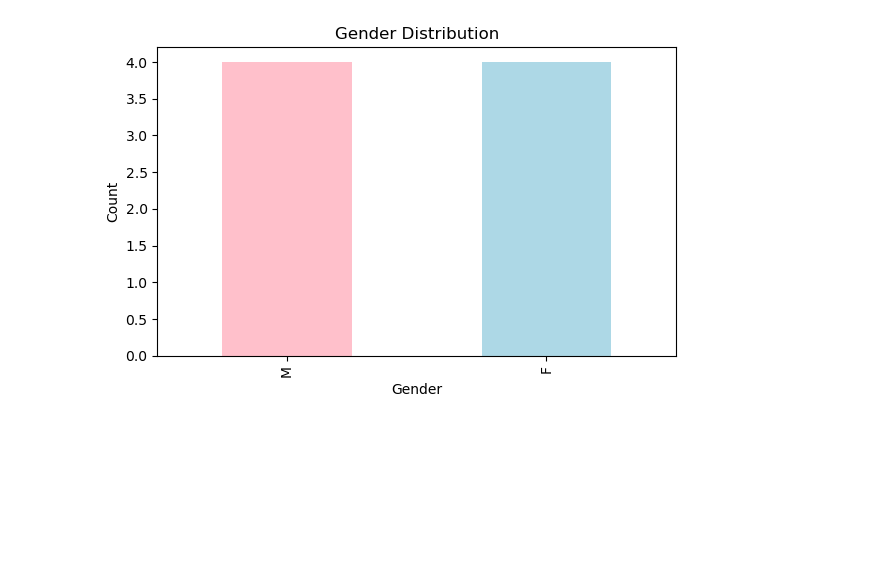
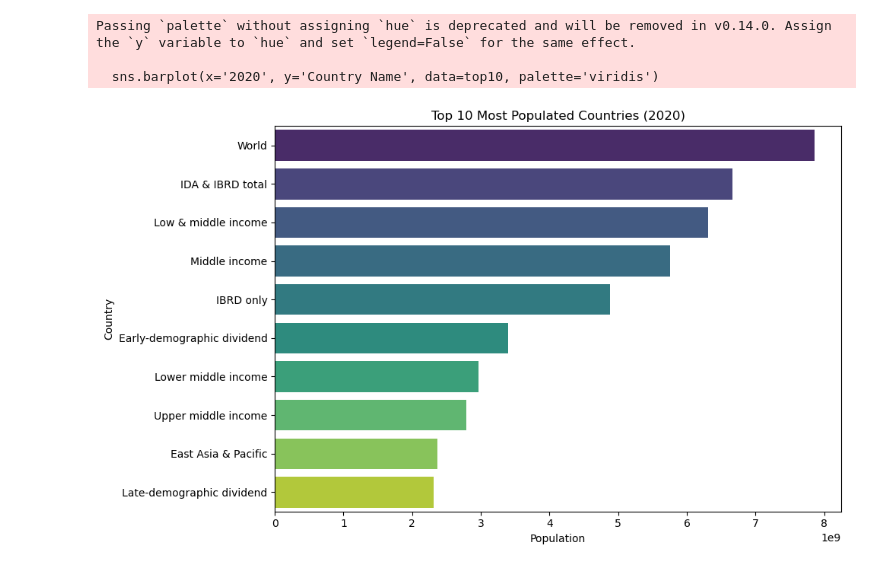
Before and after one commit to Chaitanya-Kharb/SCT_DS_1, a Jupyter notebook: task01_histogram.ipynb, the cells around one changed output. Drawn from its saved outputs; the diff is of its cells as text; code cells hidden in the pictures; blank space fills up the shorter version.

```diff
--- a/task01_histogram.ipynb
+++ b/task01_histogram.ipynb
@@ -26,12 +47,0 @@ plt.show()
-# %%
-counts = df['gender'].value_counts()
-plt.figure(figsize=(6,4))
-counts.plot(kind='bar', color=['pink','lightblue'])
-plt.title('Gender Distribution')
-plt.xlabel('Gender')
-plt.ylabel('Count')
-plt.tight_layout()
-plt.savefig('outputs/figures/task01_gender_bar.png', dpi=150)
-plt.show()
-# %% [output]
-[figure, removed]
@@ -42,0 +48,16 @@ plt.show()
+# %%
+top10 = data[['Country Name', '2020']].sort_values(by='2020', ascending=False).head(10)
+
+plt.figure(figsize=(10,6))
+sns.barplot(x='2020', y='Country Name', data=top10, palette='viridis')
+plt.title("Top 10 Most Populated Countries (2020)")
+plt.xlabel("Population")
+plt.ylabel("Country")
+plt.tight_layout()
+plt.savefig("outputs/figures/task01_top10_bar.png")
+plt.show()
+# %% [output]
+Passing `palette` without assigning `hue` is deprecated and will be removed in v0.14.0. Assign the `y` variable to `hue` and set `legend=False` for the same effect.
+
+  sns.barplot(x='2020', y='Country Name', data=top10, palette='viridis')
+[figure, added]
```
Also changed, not shown: parts of 8 cells of this notebook, 9 other files.
